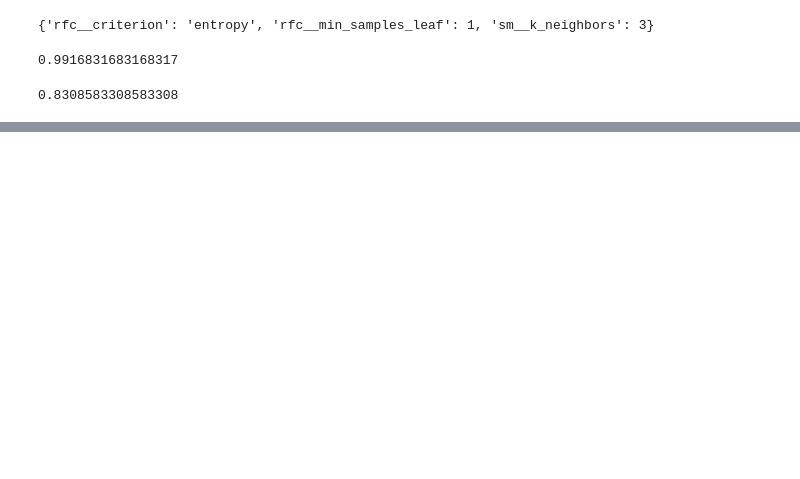
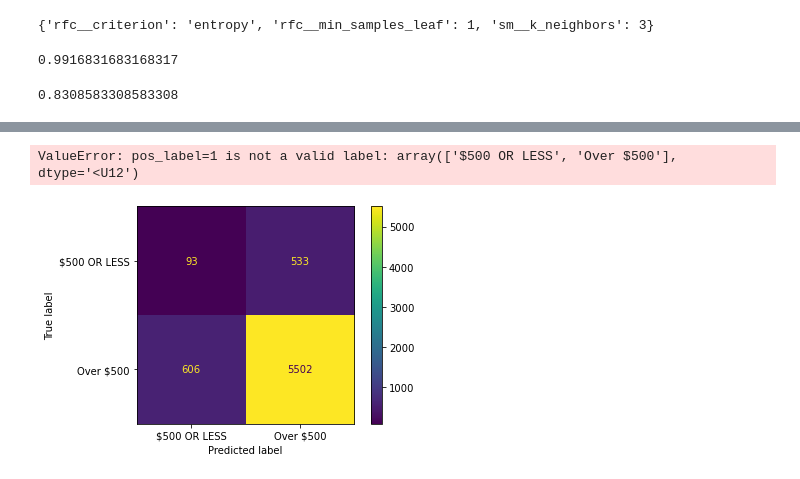
Before and after one commit to JasmineHuang25/Phase3_project, a Jupyter notebook: auto_insurance_predict_main.ipynb, the cells around one changed output, grey strips where cells are left out. Drawn from its saved outputs; the diff is of its cells as text; code cells hidden in the pictures; blank space fills up the shorter version.

```diff
--- a/auto_insurance_predict_main.ipynb
+++ b/auto_insurance_predict_main.ipynb
@@ -791,0 +923,13 @@ df_score['difference'] = abs()
+# %%
+print(f"""
+Our final model's accuracy on the test set is {round(accuracy_score(y_train, y_hat), 2)}. \n
+Our final model's recall on the test set is {round(recall_score(y_train, y_hat), 2)} \n
+Our final model's precision on the test set is {round(precision_score(y_train, y_hat), 2)} \n
+Our final model's f1-score on the test is {round(f1_score(y_train, y_hat), 2)}.
+""")
+# %% [output]
+ValueError: pos_label=1 is not a valid label: array(['$500 OR LESS', 'Over $500'], dtype='<U12')
+# %%
+plot_confusion_matrix(final_model, X_test, y_test);
+# %% [output]
+[figure, added]
```
Also changed, not shown: parts of 44 cells of this notebook, 1 other file.
